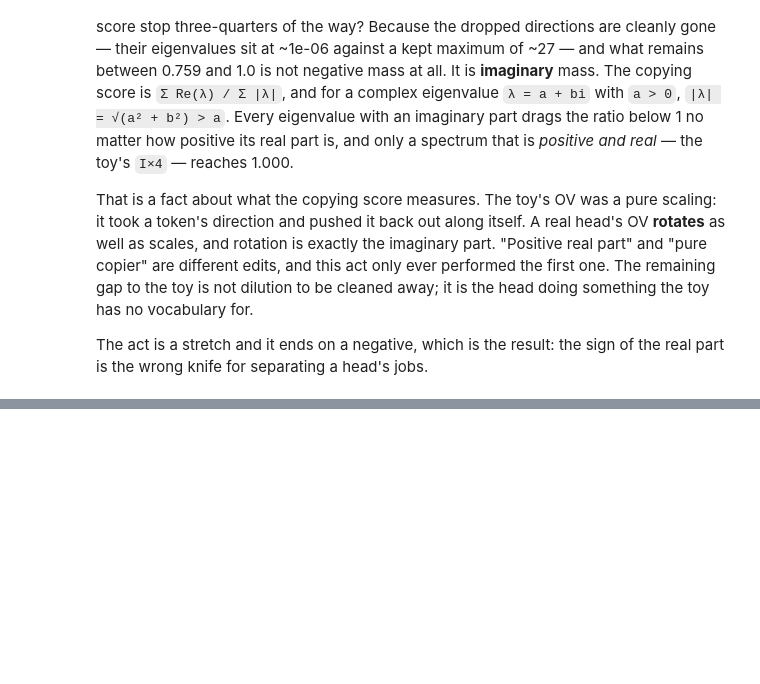
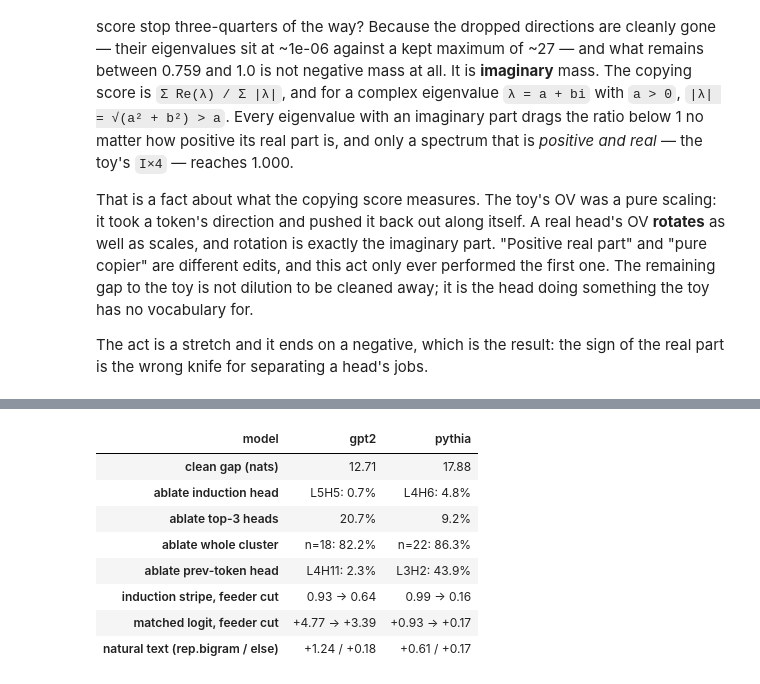
Before and after one commit to barmag/fanous-llm-lens, a Jupyter notebook: notebooks/in_context_learning/induction_ablation.ipynb, the cells around one changed output, grey strips where cells are left out. Saved outputs shown, nothing was run; the diff lists cells and outputs as text; code cells hidden in the pictures; blank space fills up the shorter version.

```diff
--- a/notebooks/in_context_learning/induction_ablation.ipynb
+++ b/notebooks/in_context_learning/induction_ablation.ipynb
@@ -664,0 +669,30 @@ The act is a stretch and it ends on a negative, which is the result: the sign of
+# %%
+import pandas as pd
+
+rows = []
+for name in MODELS:
+    li, hi = IND[name]
+    lp, hp = PREV[name]
+    rows.append({
+        "model": name,
+        "clean gap (nats)": f"{BASE[name]['gap']:.2f}",
+        "ablate induction head": f"L{li}H{hi}: {LADDER[name]['top-1']:.1%}",
+        "ablate top-3 heads": f"{LADDER[name]['top-3']:.1%}",
+        "ablate whole cluster": f"n={len(CLUSTER[name])}: {LADDER[name]['cluster']:.1%}",
+        "ablate prev-token head": f"L{lp}H{hp}: {MED[name]['collapse']:.1%}",
+        "induction stripe, feeder cut": f"{MED[name]['stripe_clean']:.2f} -> {MED[name]['stripe_abl']:.2f}",
+        "matched logit, feeder cut": f"{DLA[name]['clean']:+.2f} -> {DLA[name]['feeder_ablated']:+.2f}",
+        "natural text (rep.bigram / else)": f"{NATDELTA[name]['repeated']:+.2f} / {NATDELTA[name]['elsewhere']:+.2f}",
+    })
+verdict = pd.DataFrame(rows).set_index("model")
+display(verdict.T)
+# %% [output]
+| model | gpt2 | pythia |
+| clean gap (nats) | 12.71 | 17.88 |
+| ablate induction head | L5H5: 0.7% | L4H6: 4.8% |
+| ablate top-3 heads | 20.7% | 9.2% |
+| ablate whole cluster | n=18: 82.2% | n=22: 86.3% |
+| ablate prev-token head | L4H11: 2.3% | L3H2: 43.9% |
+| induction stripe, feeder cut | 0.93 -> 0.64 | 0.99 -> 0.16 |
+| matched logit, feeder cut | +4.77 -> +3.39 | +0.93 -> +0.17 |
+| natural text (rep.bigram / else) | +1.24 / +0.18 | +0.61 / +0.17 |
```
Also changed, not shown: parts of 3 cells of this notebook.
